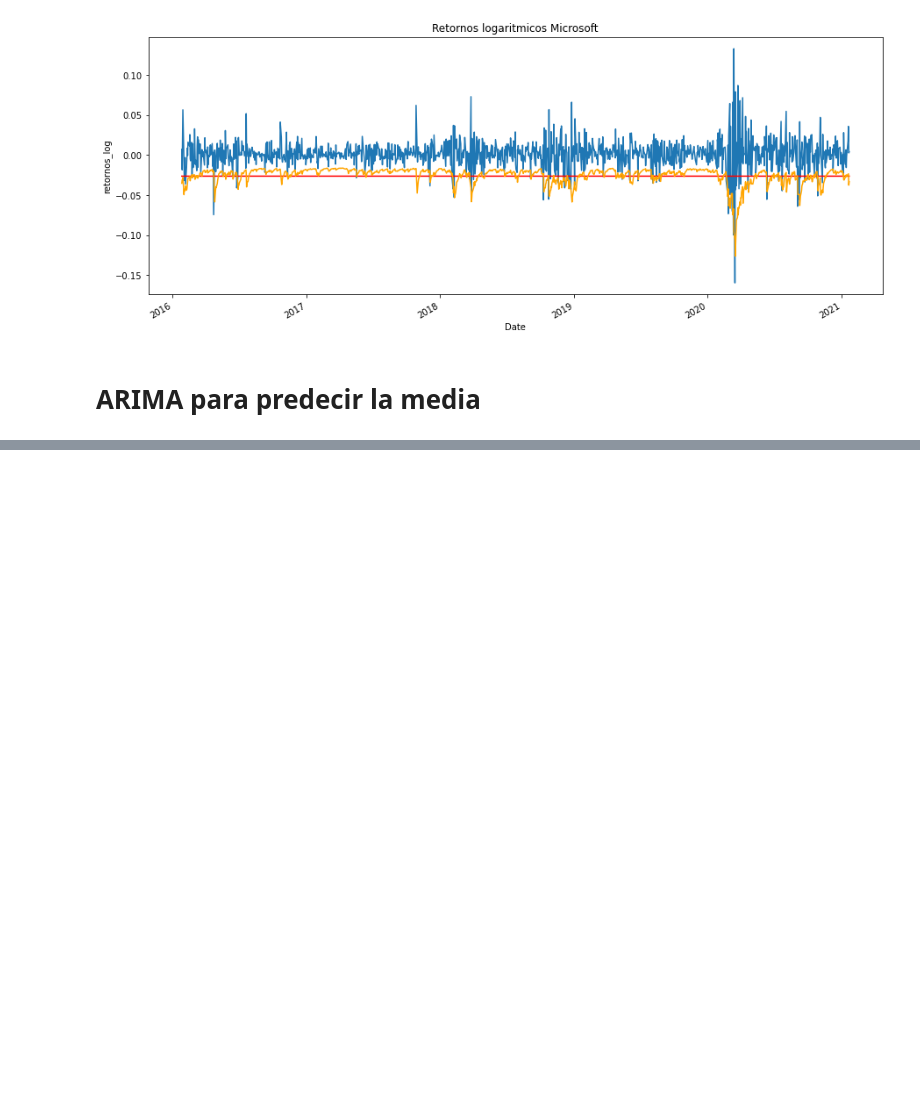
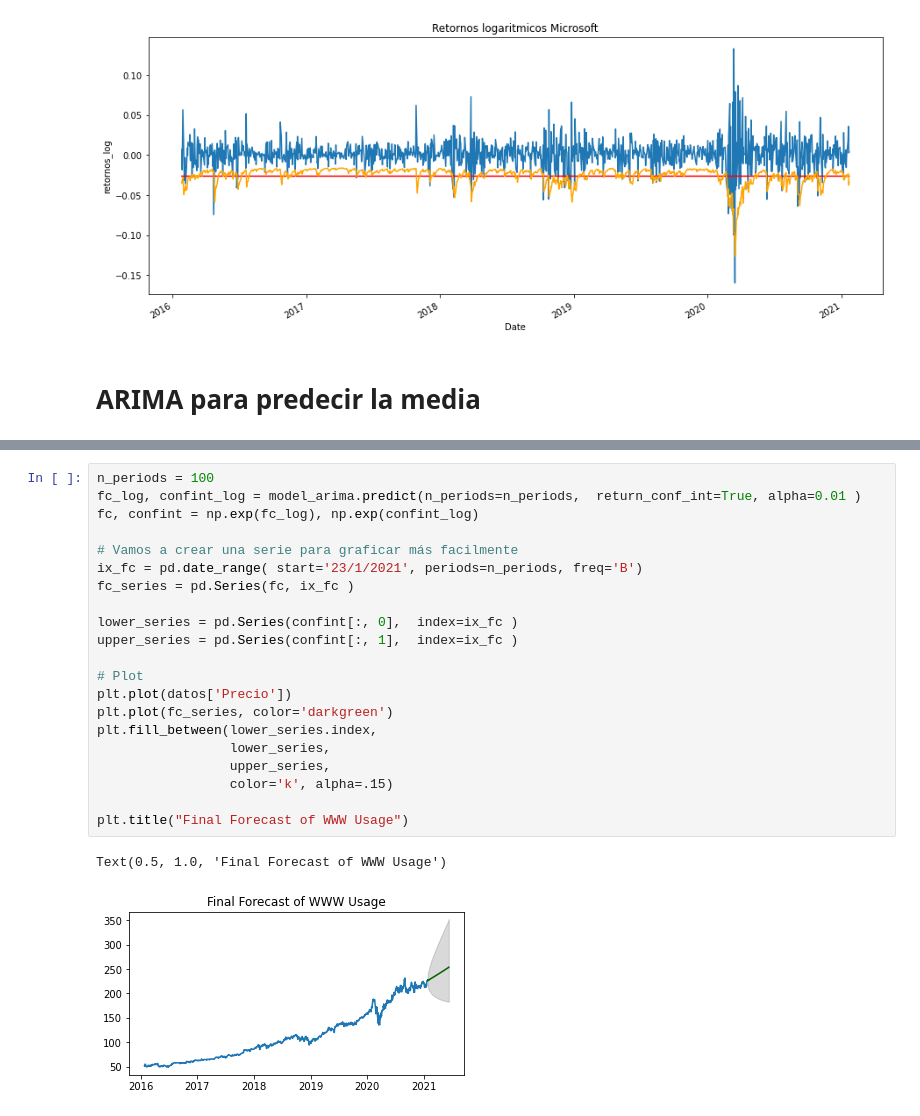
Before and after one commit to AnIsAsPe/Prediccion_de_Riesgo_python, a Jupyter notebook: notebooks/Predicción_de_riesgo.ipynb, the cells around one changed output, grey strips where cells are left out. Drawn from its saved outputs; the diff is of its cells as text; blank space fills up the shorter version.

```diff
--- a/notebooks/Predicción_de_riesgo.ipynb
+++ b/notebooks/Predicción_de_riesgo.ipynb
@@ -449,0 +537,24 @@ Text(0.5, 1.0, 'Final Forecast of WWW Usage')
+# %%
+n_periods = 100
+fc_log, confint_log = model_arima.predict(n_periods=n_periods,  return_conf_int=True, alpha=0.01 )
+fc, confint = np.exp(fc_log), np.exp(confint_log)
+
+# Vamos a crear una serie para graficar más facilmente
+ix_fc = pd.date_range( start='23/1/2021', periods=n_periods, freq='B')
+fc_series = pd.Series(fc, ix_fc )
+
+lower_series = pd.Series(confint[:, 0],  index=ix_fc )
+upper_series = pd.Series(confint[:, 1],  index=ix_fc )
+
+# Plot
+plt.plot(datos['Precio'])
+plt.plot(fc_series, color='darkgreen')
+plt.fill_between(lower_series.index,
+                 lower_series,
+                 upper_series,
+                 color='k', alpha=.15)
+
+plt.title("Final Forecast of WWW Usage")
+# %% [output]
+Text(0.5, 1.0, 'Final Forecast of WWW Usage')
+[figure, added]
```
Also changed, not shown: parts of 19 cells of this notebook.
